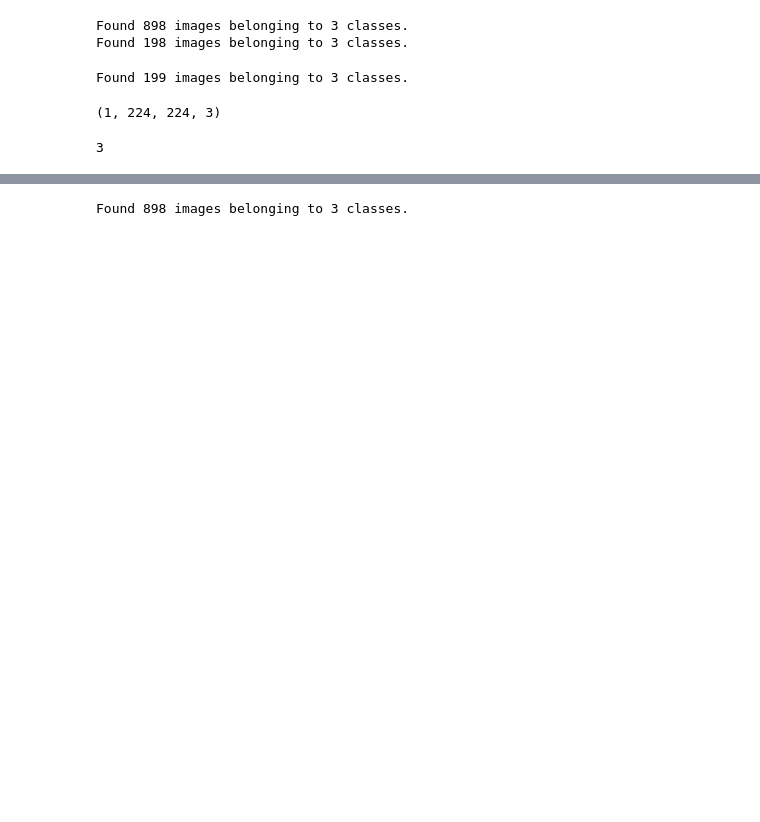
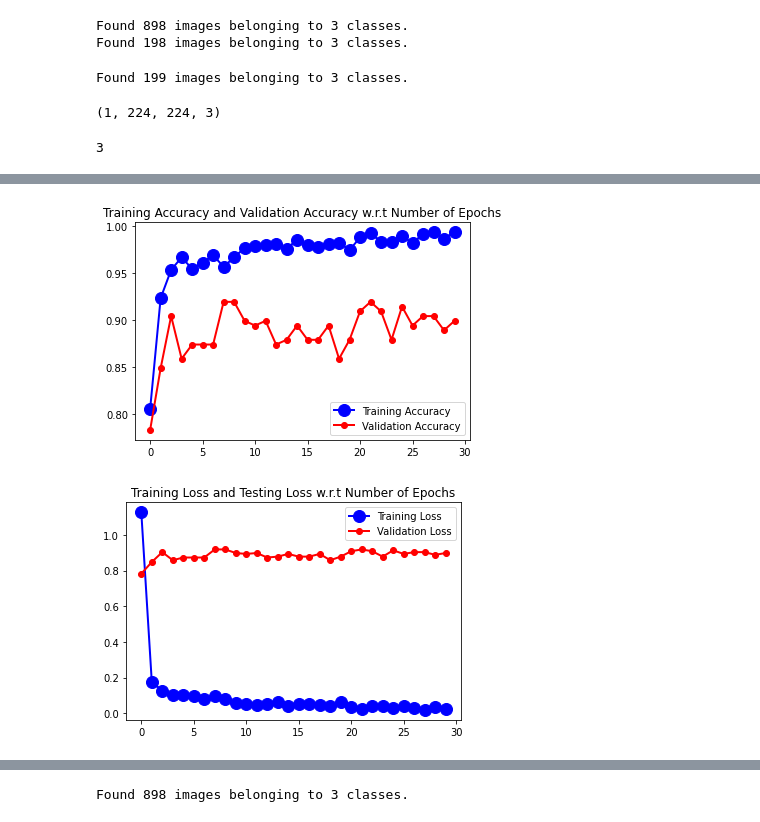
Before and after one commit to emmanuelcardozo/Apples-Quality-Sorting, a Jupyter notebook: Resnet50_Keras_Apples/ResNet50.ipynb, the cells around one changed output, grey strips where cells are left out. Drawn from its saved outputs; the diff is of its cells as text; code cells hidden in the pictures; blank space fills up the shorter version.

```diff
--- a/Resnet50_Keras_Apples/ResNet50.ipynb
+++ b/Resnet50_Keras_Apples/ResNet50.ipynb
@@ -97,3 +95,36 @@ Epoch 10/10
+# %%
+train_acc = history.history['accuracy']
+val_acc = history.history['val_accuracy']
+train_loss = history.history['loss']
+val_loss = history.history['val_loss']
+
+No_Of_Epochs = range(30)
+
+plt.plot(No_Of_Epochs, train_acc, marker = 'o', color = 'blue', markersize = 12,
+                 linewidth = 2, label = 'Training Accuracy')
+plt.plot(No_Of_Epochs, val_acc, marker = '.', color = 'red', markersize = 12,
+                 linewidth = 2, label = 'Validation Accuracy')
+
+plt.title('Training Accuracy and Validation Accuracy w.r.t Number of Epochs')
+
+plt.legend()
+
+plt.figure()
+
+plt.plot(No_Of_Epochs, train_loss, marker = 'o', color = 'blue', markersize = 12,
+                 linewidth = 2, label = 'Training Loss')
+plt.plot(No_Of_Epochs, val_acc, marker = '.', color = 'red', markersize = 12,
+                 linewidth = 2, label = 'Validation Loss')
+
+
+plt.title('Training Loss and Testing Loss w.r.t Number of Epochs')
+
+plt.legend()
+
+plt.show()
+# %% [output]
+[figure, added]
+[figure, added]
 # %%
 model.save('Saved_Model\ResNet50_Apples.h5' )
 # %%
```
Also changed, not shown: parts of 5 cells of this notebook.
